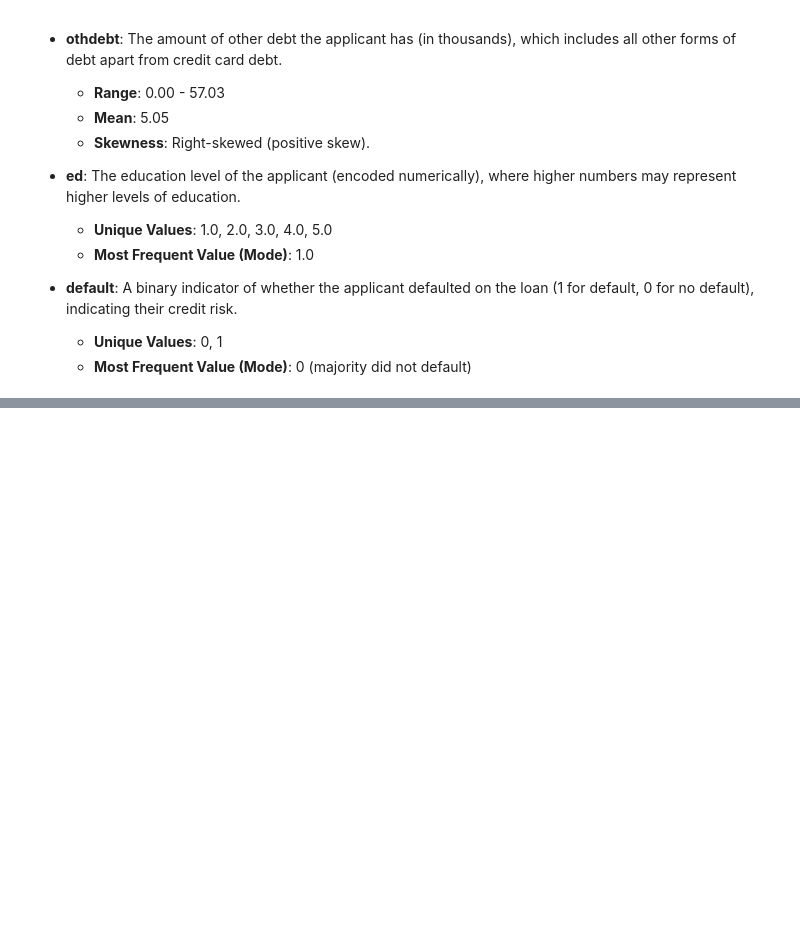
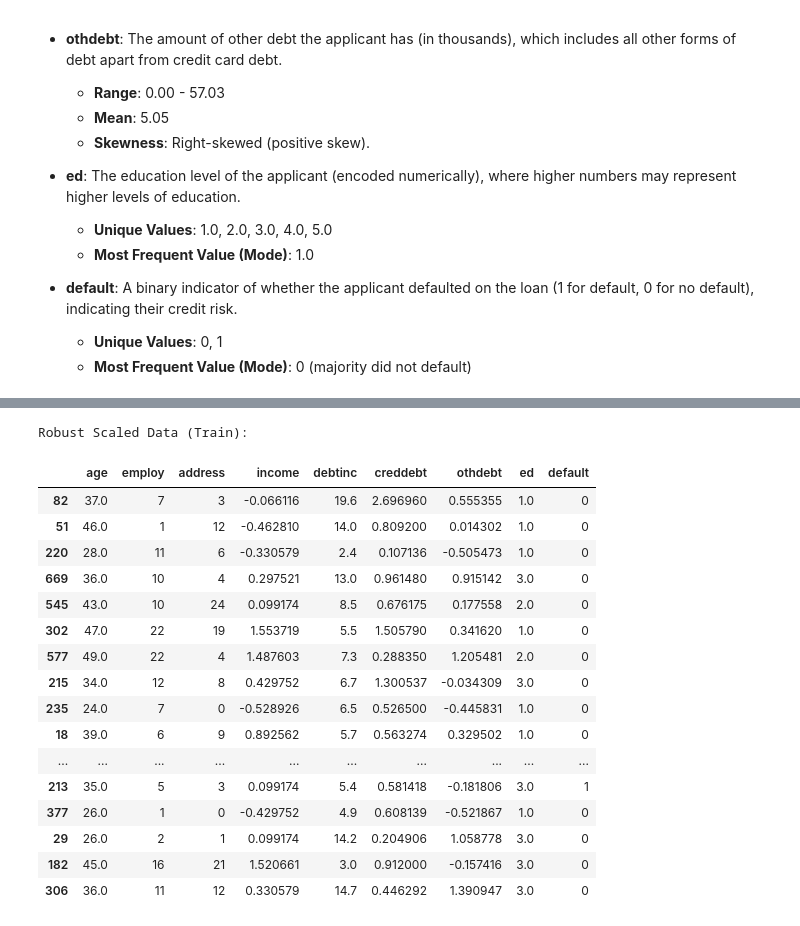
Before and after one commit to matinmahmoudi/Kaggle, a Jupyter notebook: complete-guide-to-transformation-from-a-to-z.ipynb, the cells around one changed output, grey strips where cells are left out. Cells and saved outputs as stored; diff of their text form; code cells hidden in the pictures; blank space fills up the shorter version.

```diff
--- a/complete-guide-to-transformation-from-a-to-z.ipynb
+++ b/complete-guide-to-transformation-from-a-to-z.ipynb
@@ -188,0 +336,39 @@ Let's apply Min-Max Scaling to the `age`, `pathsize`, `lnpos`, and `time` column
+# %%
+from sklearn.preprocessing import RobustScaler
+
+# Initialize the RobustScaler
+scaler = RobustScaler()
+
+# Select the columns to scale
+columns_to_scale = ['income', 'othdebt']
+
+# Make copies of the train and test data for transformations
+train_data_robust_scaled = train_data.copy()
+test_data_robust_scaled = test_data.copy()
+
+# Fit the scaler to the training data and transform both training and testing data
+train_data_robust_scaled[columns_to_scale] = scaler.fit_transform(train_data_robust_scaled[columns_to_scale])
+test_data_robust_scaled[columns_to_scale] = scaler.transform(test_data_robust_scaled[columns_to_scale])
+
+# Display the first few rows of the transformed training dataset to verify the scaling
+print("Robust Scaled Data (Train):")
+display(train_data_robust_scaled.head(20))
+# %% [output]
+Robust Scaled Data (Train):
+|  | age | employ | address | income | debtinc | creddebt | othdebt | ed | default |
+| 82 | 37.0 | 7 | 3 | -0.066116 | 19.6 | 2.696960 | 0.555355 | 1.0 | 0 |
+| 51 | 46.0 | 1 | 12 | -0.462810 | 14.0 | 0.809200 | 0.014302 | 1.0 | 0 |
+| 220 | 28.0 | 11 | 6 | -0.330579 | 2.4 | 0.107136 | -0.505473 | 1.0 | 0 |
+| 669 | 36.0 | 10 | 4 | 0.297521 | 13.0 | 0.961480 | 0.915142 | 3.0 | 0 |
+| 545 | 43.0 | 10 | 24 | 0.099174 | 8.5 | 0.676175 | 0.177558 | 2.0 | 0 |
+| 302 | 47.0 | 22 | 19 | 1.553719 | 5.5 | 1.505790 | 0.341620 | 1.0 | 0 |
+| 577 | 49.0 | 22 | 4 | 1.487603 | 7.3 | 0.288350 | 1.205481 | 2.0 | 0 |
+| 215 | 34.0 | 12 | 8 | 0.429752 | 6.7 | 1.300537 | -0.034309 | 3.0 | 0 |
+| 235 | 24.0 | 7 | 0 | -0.528926 | 6.5 | 0.526500 | -0.445831 | 1.0 | 0 |
+| 18 | 39.0 | 6 | 9 | 0.892562 | 5.7 | 0.563274 | 0.329502 | 1.0 | 0 |
+| ... | ... | ... | ... | ... | ... | ... | ... | ... | ... |
+| 213 | 35.0 | 5 | 3 | 0.099174 | 5.4 | 0.581418 | -0.181806 | 3.0 | 1 |
+| 377 | 26.0 | 1 | 0 | -0.429752 | 4.9 | 0.608139 | -0.521867 | 1.0 | 0 |
+| 29 | 26.0 | 2 | 1 | 0.099174 | 14.2 | 0.204906 | 1.058778 | 3.0 | 0 |
+| 182 | 45.0 | 16 | 21 | 1.520661 | 3.0 | 0.912000 | -0.157416 | 3.0 | 0 |
+| 306 | 36.0 | 11 | 12 | 0.330579 | 14.7 | 0.446292 | 1.390947 | 3.0 | 0 |
```
Also changed, not shown: parts of 10 cells of this notebook.
